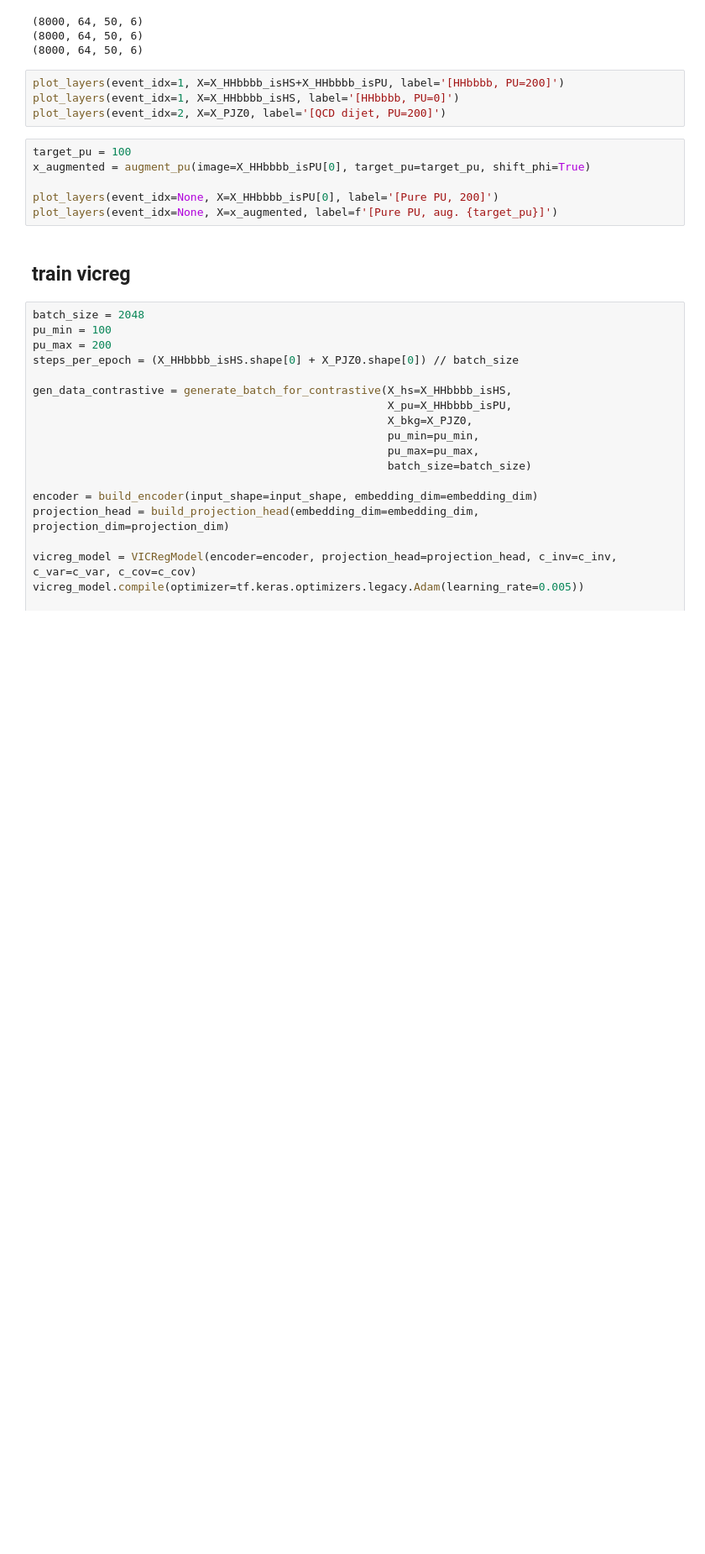
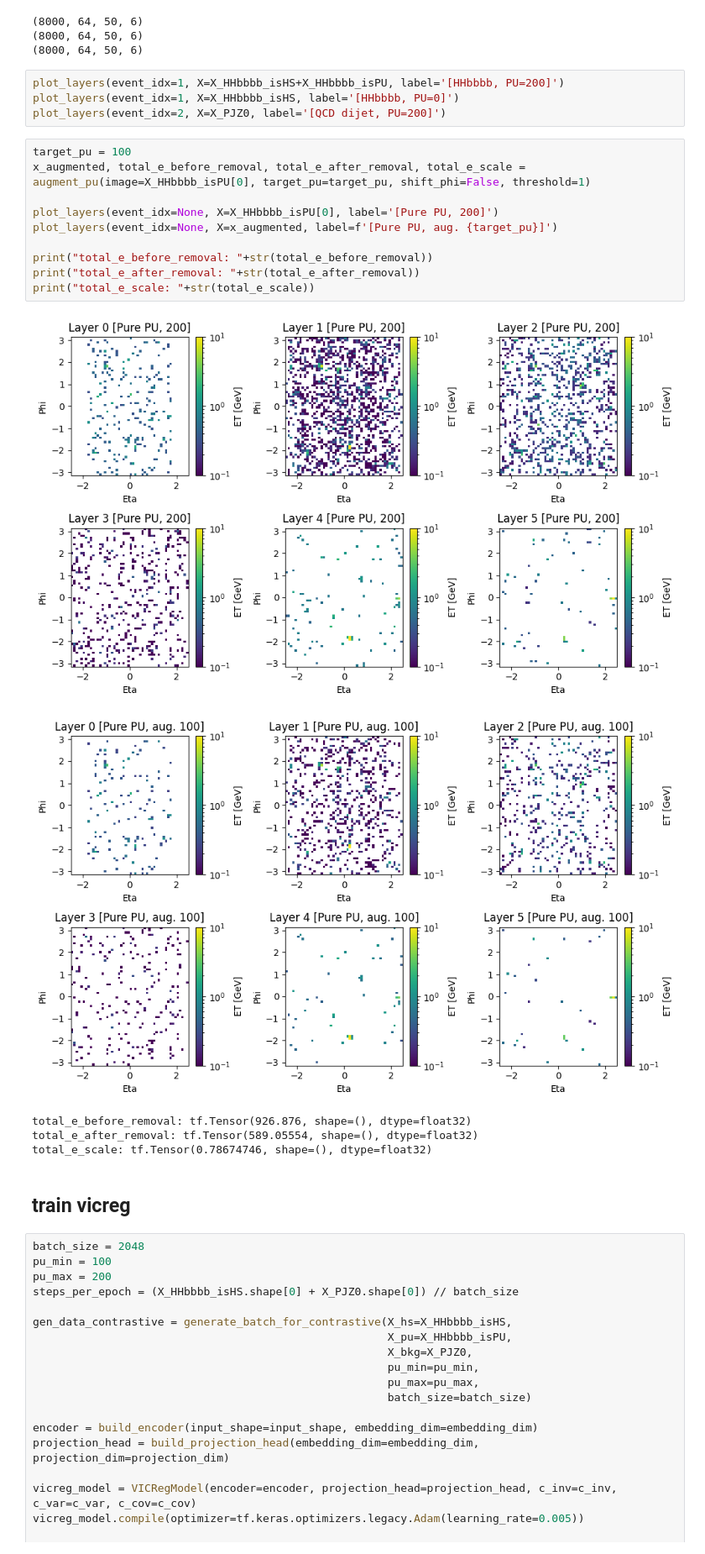
Before and after one commit to hftsoi/contrastive4pu, a Jupyter notebook: train.ipynb, the cells around one changed output. Shown: that part at 84% size. Saved outputs shown, nothing was run; the diff lists cells and outputs as text; blank space fills up the shorter version.

Commit message:
combination of low-pt cells removal and total pt scaling in augmentation

```diff
--- a/train.ipynb
+++ b/train.ipynb
@@ -40,10 +44,20 @@ plot_layers(event_idx=1, X=X_HHbbbb_isHS, label='[HHbbbb, PU=0]')
 plot_layers(event_idx=2, X=X_PJZ0, label='[QCD dijet, PU=200]')
 # %%
 target_pu = 100
-x_augmented = augment_pu(image=X_HHbbbb_isPU[0], target_pu=target_pu, shift_phi=True)
+x_augmented, total_e_before_removal, total_e_after_removal, total_e_scale = augment_pu(image=X_HHbbbb_isPU[0], target_pu=target_pu, shift_phi=False, threshold=1)
 
 plot_layers(event_idx=None, X=X_HHbbbb_isPU[0], label='[Pure PU, 200]')
 plot_layers(event_idx=None, X=x_augmented, label=f'[Pure PU, aug. {target_pu}]')
+
+print("total_e_before_removal: "+str(total_e_before_removal))
+print("total_e_after_removal: "+str(total_e_after_removal))
+print("total_e_scale: "+str(total_e_scale))
+# %% [output]
+[figure, added]
+[figure, added]
+total_e_before_removal: tf.Tensor(926.876, shape=(), dtype=float32)
+total_e_after_removal: tf.Tensor(589.05554, shape=(), dtype=float32)
+total_e_scale: tf.Tensor(0.78674746, shape=(), dtype=float32)
 # %% [markdown]
 ## train vicreg
 # %%
```
Also changed, not shown: parts of 7 cells of this notebook, 1 other file.
